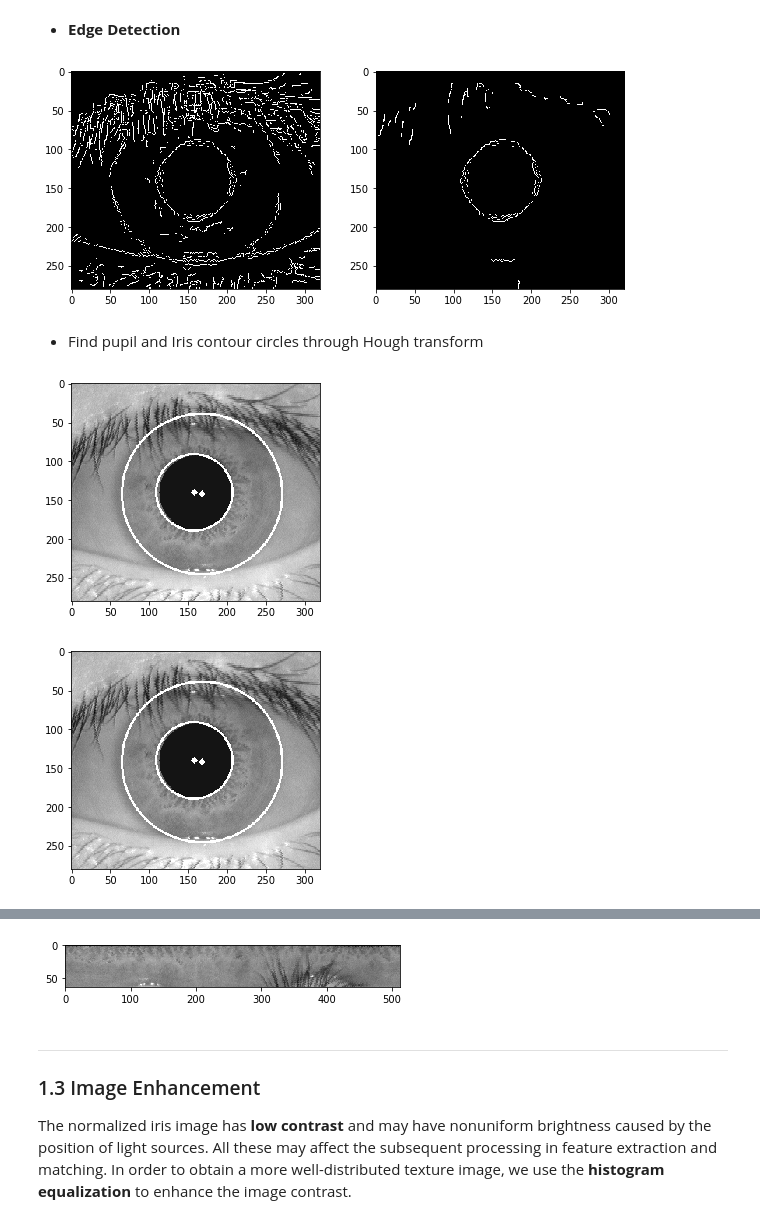
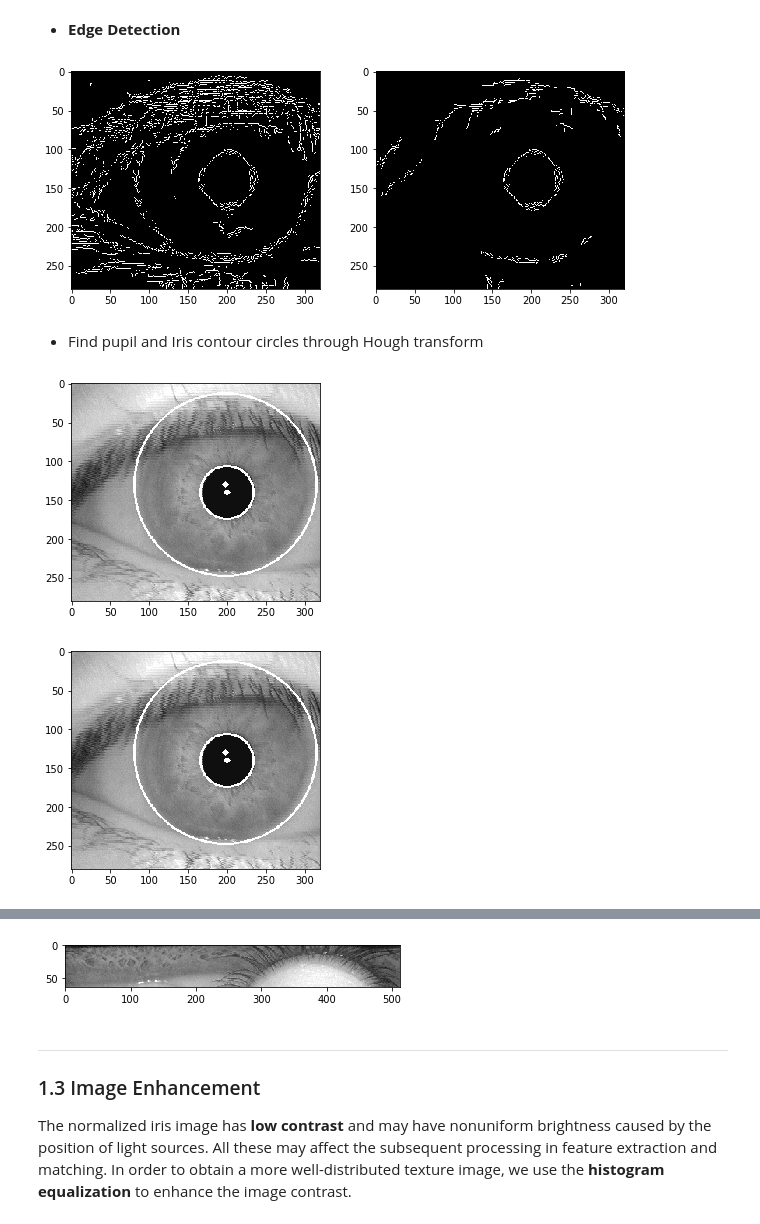
Before and after one commit to Yifei-alma-xu/Iris-Rrecognition, a Jupyter notebook: Iris_Recognition_yifei.ipynb, the cells around one changed output, grey strips where cells are left out. Cells and saved outputs as stored; diff of their text form; code cells hidden in the pictures.

```diff
--- a/Iris_Recognition_yifei.ipynb
+++ b/Iris_Recognition_yifei.ipynb
@@ -12,10 +12,10 @@ import numpy as np
 import pandas as pd
 # %%
 imgPath ="./CASIA Iris Image Database (version 1.0)/"
-img_train_x = []
-train_y = []
-img_test_x = []
-test_y = []
+x_train_img = []
+y_train = []
+x_test_img = []
+y_test = []
 
 for i in range(1,109,1):
     path1 = "./CASIA Iris Image Database (version 1.0)/"+str(i).zfill(3)+'/'+str(1)+'/'
@@ -24,8 +24,8 @@ for i in range(1,109,1):
         img_color = cv2.imread(path1+imgFilename)
         img_RGB = cv2.cvtColor(img_color, cv2.COLOR_BGR2RGB)
         img_gray = cv2.cvtColor(img_RGB, cv2.COLOR_BGR2GRAY)
-        img_train_x.append(img_gray)
-        train_y.append(i)
+        x_train_img.append(img_gray)
+        y_train.append(i)
 
 for i in range(1,109,1):
     path2 = "./CASIA Iris Image Database (version 1.0)/"+str(i).zfill(3)+'/'+str(2)+'/'
@@ -34,13 +34,13 @@ for i in range(1,109,1):
         img_color = cv2.imread(path2+imgFilename)
         img_RGB = cv2.cvtColor(img_color, cv2.COLOR_BGR2RGB)
         img_gray = cv2.cvtColor(img_RGB, cv2.COLOR_BGR2GRAY)
-        img_test_x.append(img_gray)
-        test_y.append(i)
+        x_test_img.append(img_gray)
+        y_test.append(i)
 
-print(len(img_train_x))
-print(len(img_test_x))
-print(len(train_y))
-print(len(test_y))
+print(len(x_train_img))
+print(len(x_test_img))
+print(len(y_train))
+print(len(y_test))
 # %% [output]
 324
 432
@@ -68,0 +64,3 @@ plt.imshow(img_color);
+# %%
+img_gray = x_train_img[311]
+plt.imshow(img_gray,cmap = 'gray');
@@ -78,12 +78,12 @@ print(m,n)
 # Create an edge image
 #img_blur = cv2.GaussianBlur(img_gray,(7,7),0)
 # Use the Kernel filter to blur the image
-img_blur = cv2.blur(img_gray, ksize = (13, 13))
+img_blur = cv2.blur(img_gray, ksize = (15, 15))
 med_val = np.median(img_blur)
 lower = int(max(0, .07*med_val))
-upper = int(min(255, .13*med_val))
+upper = int(min(255, .11*med_val))
 edges1 = cv2.Canny(img_blur, threshold1 = lower, threshold2 = upper)
-edges2 = cv2.Canny(img_blur, threshold1 = lower*3, threshold2 = upper*3)
+edges2 = cv2.Canny(img_blur, threshold1 = lower*2, threshold2 = upper*2)
 
 plt.figure(figsize=(10,4));
 plt.subplot(121);
@@ -91,57 +91,58 @@ plt.imshow(edges1, cmap = 'gray');
 plt.subplot(122);
 plt.imshow(edges2, cmap = 'gray');
 # %% [output]
-[figure, old version]
+[figure, new version]
 # %% [markdown]
 - Find pupil and Iris contour circles through Hough transform
 # %%
 # Hough transform
-circle1 = cv2.HoughCircles(edges1, cv2.HOUGH_GRADIENT, 1, 100, param1=100, param2=20, minRadius=80, maxRadius=110)
-circle2 = cv2.HoughCircles(edges2, cv2.HOUGH_GRADIENT, 1, 100, param1=100, param2=20, minRadius=30, maxRadius=60)
+circle1 = cv2.HoughCircles(edges1, cv2.HOUGH_GRADIENT, 1, 100, param1=100, param2=20, minRadius=80, maxRadius=120)
+circle2 = cv2.HoughCircles(edges2, cv2.HOUGH_GRADIENT, 1, 100, param1=100, param2=20, minRadius=20, maxRadius=80)
 iris = circle1[0, :, :]
 iris = np.uint16(np.around(iris))
 pupil = circle2[0, :, :]
 pupil = np.uint16(np.around(pupil))
 img1 = img_gray.copy()
 cv2.circle(img1, (pupil[0][0], pupil[0][1]), pupil[0][2], (255, 0, 0), 2)
 cv2.circle(img1, (pupil[0][0], pupil[0][1]), 2, (255, 0, 0), 3)
 cv2.circle(img1, (iris[0][0], iris[0][1]), iris[0][2], (255, 0, 0), 2)
 cv2.circle(img1, (iris[0][0], iris[0][1]), 2, (255, 0, 0), 3)
 plt.imshow(img1, cmap ='gray');
 # %% [output]
-[figure, old version]
+[figure, new version]
 # %%
-def IrisLocalization(img_gray, img_RGB):
+def IrisLocalization(img_gray):
     # Image blur by kernel
-    img_blur = cv2.blur(img_gray, ksize = (13, 13))
+    img_blur = cv2.blur(img_gray, ksize = (15, 15))
 
     # Detect the edges
     med_val = np.median(img_blur)
     lower = int(max(0, .07*med_val))
-    upper = int(min(255, .13*med_val))
+    upper = int(min(255, .1*med_val))
     edges1 = cv2.Canny(img_blur, threshold1 = lower, threshold2 = upper)
-    edges2 = cv2.Canny(img_blur, threshold1 = lower*3, threshold2 = upper*3)
+    edges2 = cv2.Canny(img_blur, threshold1 = lower*2.5, threshold2 = upper*2.5)
 
     # Find the two circles of pupil and iris by Hough transform
-    circle1 = cv2.HoughCircles(edges1, cv2.HOUGH_GRADIENT, 1, 100, param1=100, param2=20, minRadius=80, maxRadius=110)
-    circle2 = cv2.HoughCircles(edges2, cv2.HOUGH_GRADIENT, 1, 100, param1=100, param2=20, minRadius=30, maxRadius=60)
+    circle1 = cv2.HoughCircles(edges1, cv2.HOUGH_GRADIENT, 1, 100, param1=100, param2=20, minRadius=80, maxRadius=120)
+    circle2 = cv2.HoughCircles(edges2, cv2.HOUGH_GRADIENT, 1, 100, param1=100, param2=20, minRadius=20, maxRadius=80)
     iris = circle1[0, :, :]
     iris = np.uint16(np.around(iris))
     pupil = circle2[0, :, :]
     pupil = np.uint16(np.around(pupil))
 
-    img1 = img_gray.copy()
-    cv2.circle(img1, (pupil[0][0], pupil[0][1]), pupil[0][2], (255, 0, 0), 2)
-    cv2.circle(img1, (pupil[0][0], pupil[0][1]), 2, (255, 0, 0), 3)
-    cv2.circle(img1, (iris[0][0], iris[0][1]), iris[0][2], (255, 0, 0), 2)
-    cv2.circle(img1, (iris[0][0], iris[0][1]), 2, (255, 0, 0), 3)
+    return pupil, iris
 
-    return pupil, iris, img1
+pupil, iris =  IrisLocalization(img_gray)
 
-pupil, iris, img2 =  IrisLocalization(img_gray, img_RGB)
+img2 = img_gray.copy()
+cv2.circle(img2, (pupil[0][0], pupil[0][1]), pupil[0][2], (255, 0, 0), 2)
+cv2.circle(img2, (pupil[0][0], pupil[0][1]), 2, (255, 0, 0), 3)
+cv2.circle(img2, (iris[0][0], iris[0][1]), iris[0][2], (255, 0, 0), 2)
+cv2.circle(img2, (iris[0][0], iris[0][1]), 2, (255, 0, 0), 3)
+
 plt.imshow(img2, cmap = 'gray');
 # %% [output]
-[figure, old version]
+[figure, new version]
 # %% [markdown]
 ---
 ### 1.2 Iris Normalization
@@ -186,11 +187,11 @@ def IrisNormalization(img_gray, pupil, iris):
             # Compute the the coordinates of the inner and outer boundary points in the direction theta
             x_pt = x_p + r_p*np.cos(theta)
             y_pt = y_p + r_p*np.sin(theta)
-            x_it = x_i + r_i*np.cos(theta)
-            y_it = y_i + r_i*np.sin(theta)
+            x_it = x_p + r_i*np.cos(theta)
+            y_it = y_p + r_i*np.sin(theta)
             # Compute the coordinate of corresponding point (x,y) in the original image
-            x = int(x_pt + (x_it-x_pt)*Y/M)
-            y = int(y_pt + (y_it-y_pt)*Y/M)
+            x = min(int(x_pt + (x_it-x_pt)*Y/M), 319)
+            y = min(int(y_pt + (y_it-y_pt)*Y/M), 279)
             # Give the value to (X,Y) in the new image
             rect[Y][X] = img_gray[y][x]
     return rect
@@ -198,7 +199,7 @@ def IrisNormalization(img_gray, pupil, iris):
 rect = IrisNormalization(img_gray, pupil, iris)
 plt.imshow(rect, cmap = 'gray');
 # %% [output]
-[figure, old version]
+[figure, new version]
 # %% [markdown]
 ---
 ### 1.3 Image Enhancement
```
Also changed, not shown: parts of 8 cells of this notebook.
